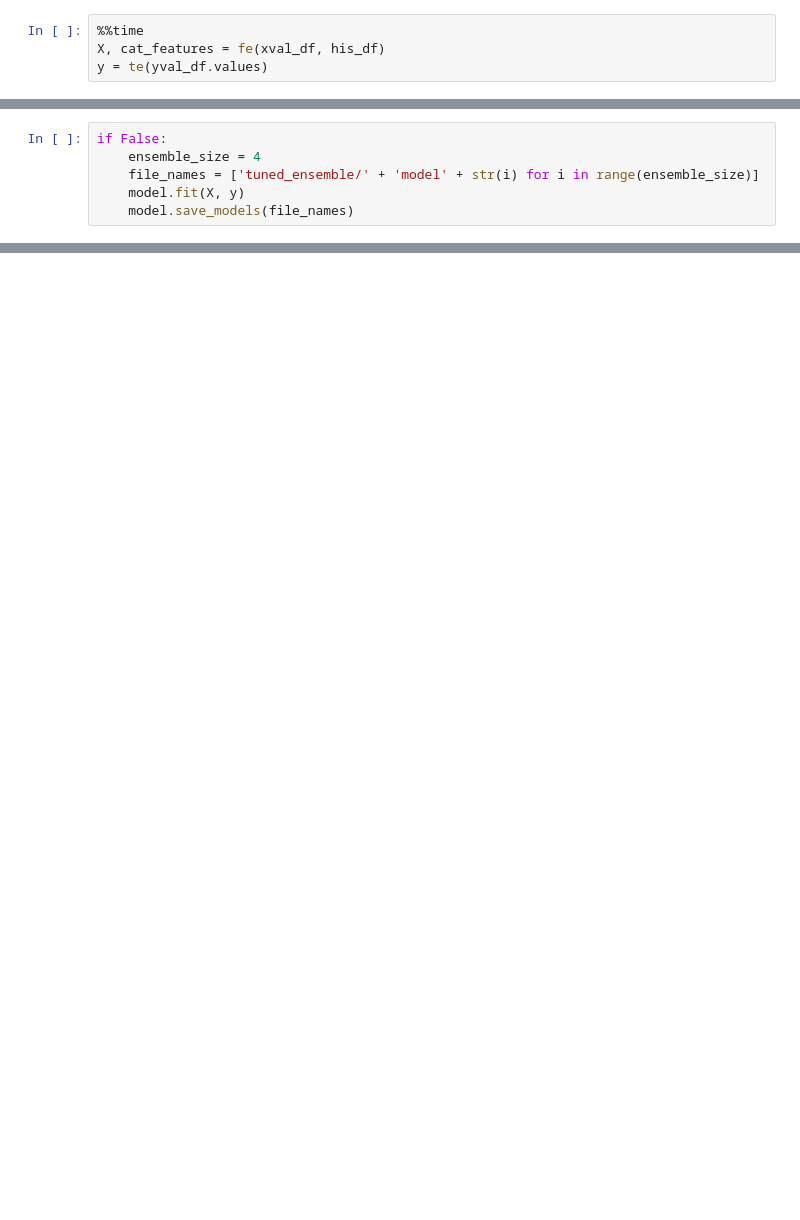
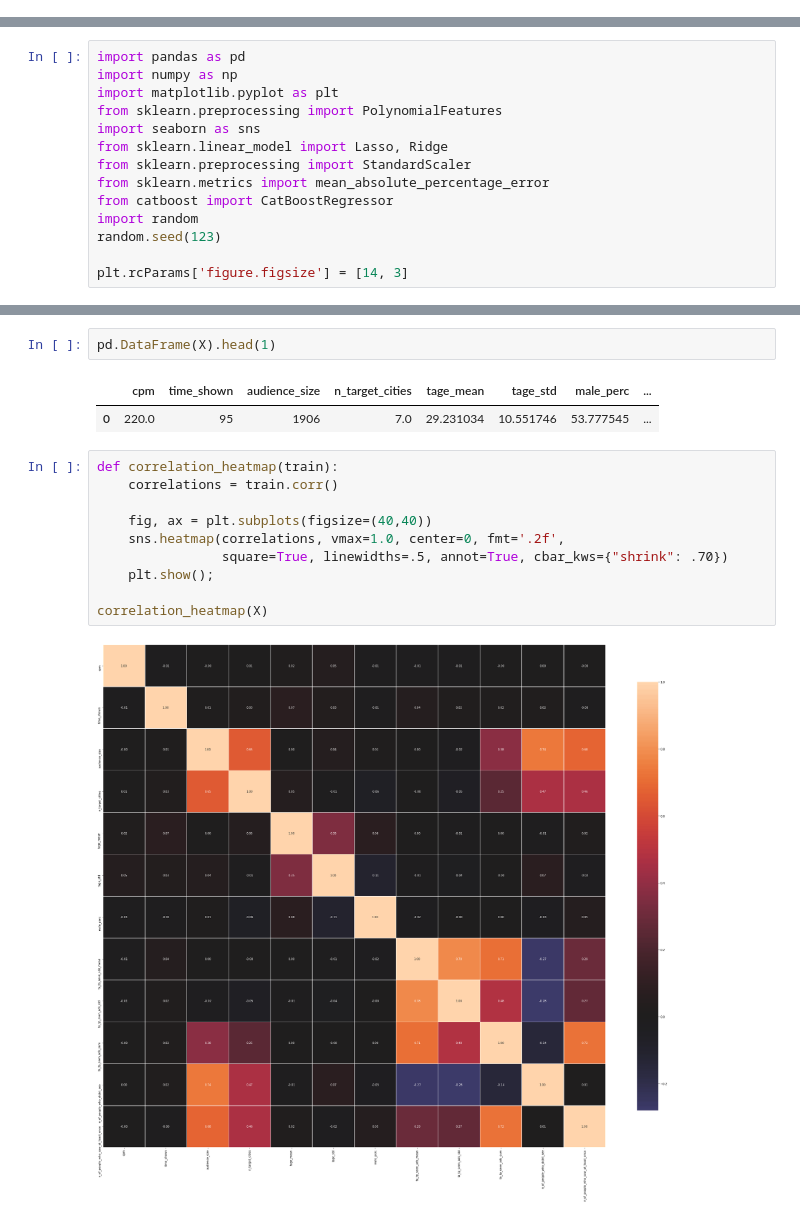
Before and after one commit to MariaDziuba/ITMO, a Jupyter notebook: DATA-ANALYSIS/vkCup2020/final_version.ipynb, the cells around one changed output, grey strips where cells are left out. Cells and saved outputs as stored; diff of their text form; blank space fills up the shorter version.

```diff
--- a/DATA-ANALYSIS/vkCup2020/final_version.ipynb
+++ b/DATA-ANALYSIS/vkCup2020/final_version.ipynb
@@ -202,4 +0,0 @@ def te(y):  # target engeneering
-# %%
-%%time
-X, cat_features = fe(xval_df, his_df)
-y = te(yval_df.values)
@@ -275,6 +0,0 @@ model = WorldGreatestModel(estimators)
-# %%
-if False:
-    ensemble_size = 4
-    file_names = ['tuned_ensemble/' + 'model' + str(i) for i in range(ensemble_size)]
-    model.fit(X, y)
-    model.save_models(file_names)
@@ -293,0 +3,14 @@ if True:
+# %%
+import pandas as pd
+import numpy as np
+import matplotlib.pyplot as plt
+from sklearn.preprocessing import PolynomialFeatures
+import seaborn as sns
+from sklearn.linear_model import Lasso, Ridge
+from sklearn.preprocessing import StandardScaler
+from sklearn.metrics import mean_absolute_percentage_error
+from catboost import CatBoostRegressor
+import random
+random.seed(123)
+
+plt.rcParams['figure.figsize'] = [14, 3]
@@ -293,0 +165,17 @@ if True:
+# %%
+pd.DataFrame(X).head(1)
+# %% [output]
+|  | cpm | time_shown | audience_size | n_target_cities | tage_mean | tage_std | male_perc | ... |
+| 0 | 220.0 | 95 | 1906 | 7.0 | 29.231034 | 10.551746 | 53.777545 | ... |
+# %%
+def correlation_heatmap(train):
+    correlations = train.corr()
+
+    fig, ax = plt.subplots(figsize=(40,40))
+    sns.heatmap(correlations, vmax=1.0, center=0, fmt='.2f',
+                square=True, linewidths=.5, annot=True, cbar_kws={"shrink": .70})
+    plt.show();
+
+correlation_heatmap(X)
+# %% [output]
+[figure, added]
```
Also changed, not shown: parts of 52 cells of this notebook.
